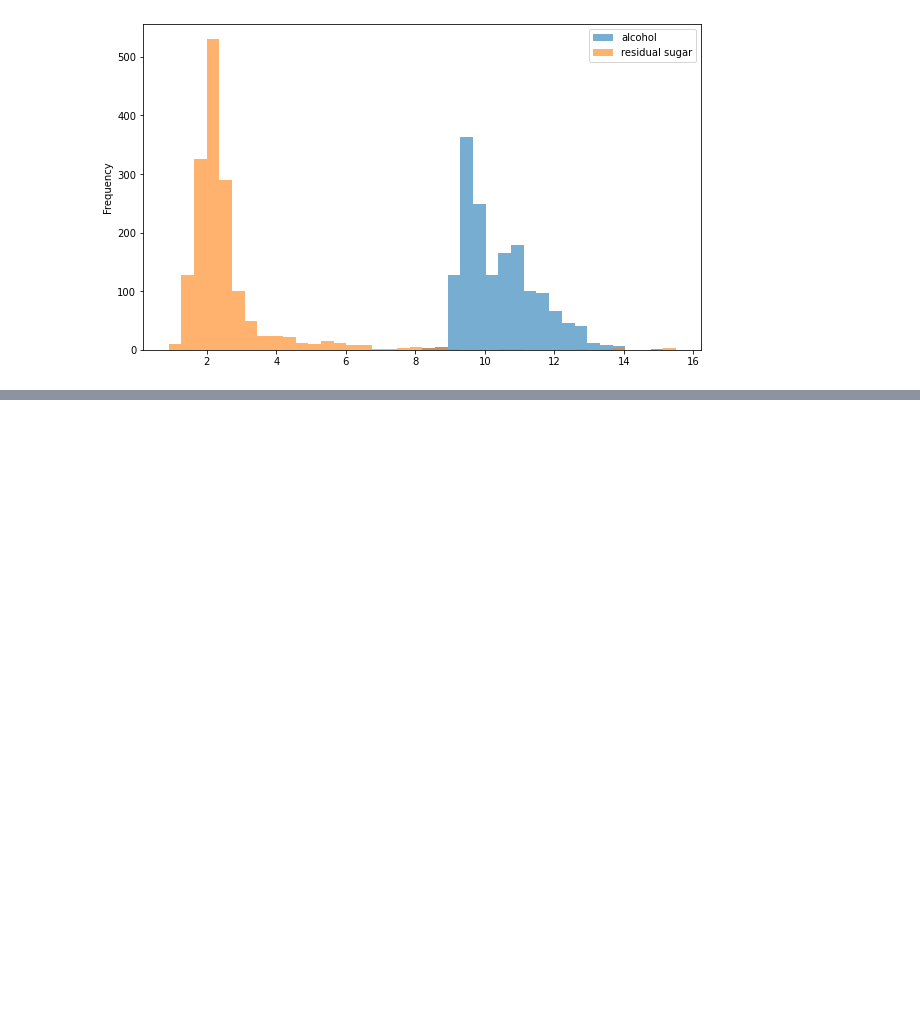
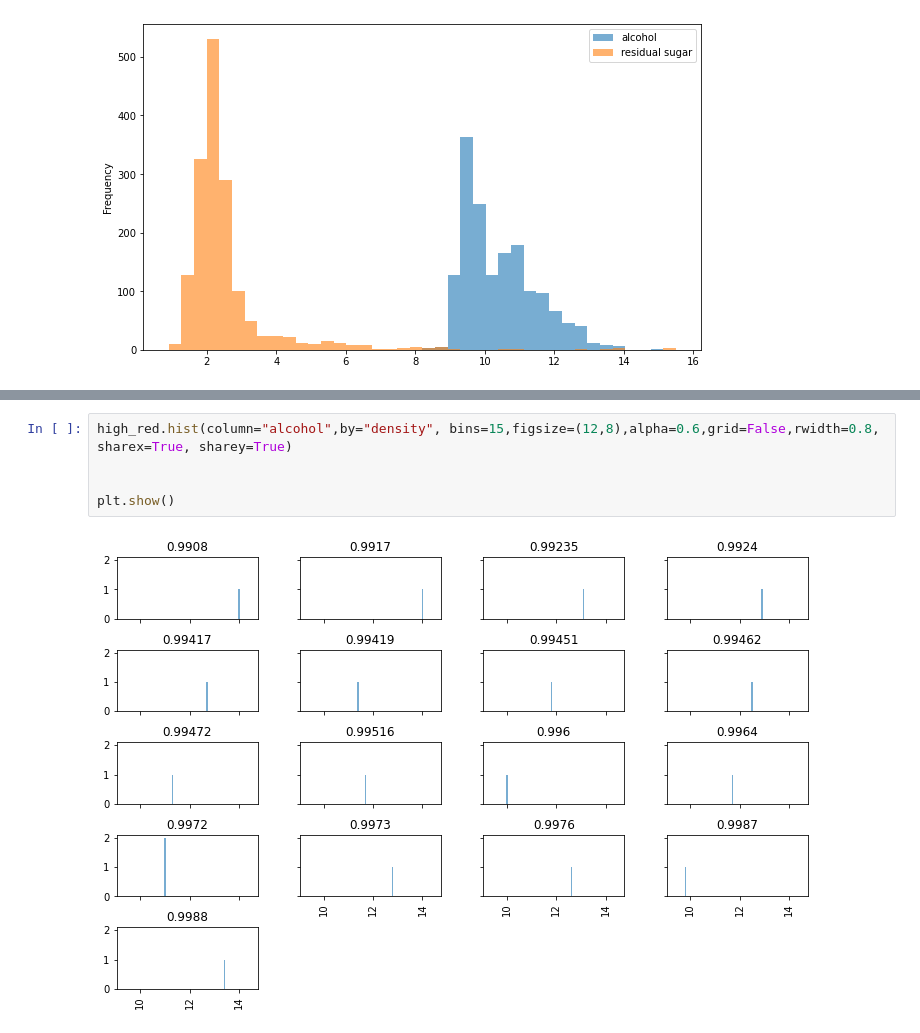
Before and after one commit to movifu1982/EDA---Wine-Project, a Jupyter notebook: homework.ipynb, the cells around one changed output, grey strips where cells are left out. Drawn from its saved outputs; the diff is of its cells as text; blank space fills up the shorter version.

```diff
--- a/homework.ipynb
+++ b/homework.ipynb
@@ -247,0 +248,7 @@ array([[<AxesSubplot:title={'center':'alcohol'}>,
+# %%
+high_red.hist(column="alcohol",by="density", bins=15,figsize=(12,8),alpha=0.6,grid=False,rwidth=0.8, sharex=True, sharey=True)
+
+
+plt.show()
+# %% [output]
+[figure, added]
```
Also changed, not shown: parts of 7 cells of this notebook.
